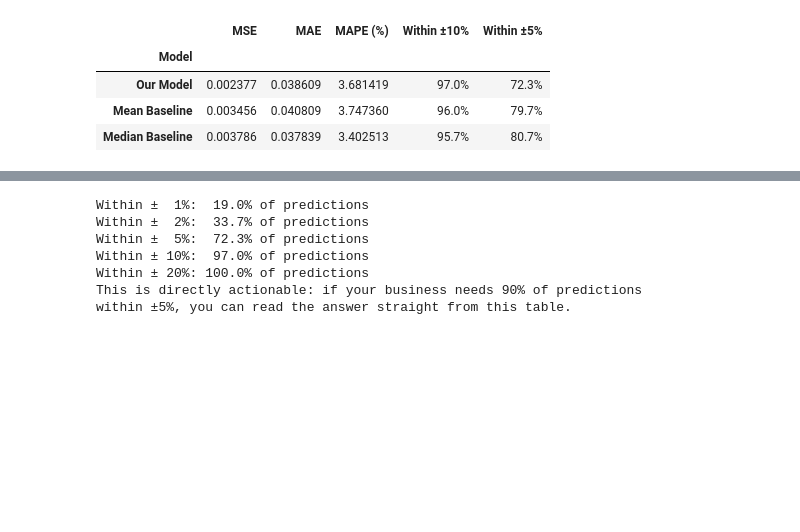
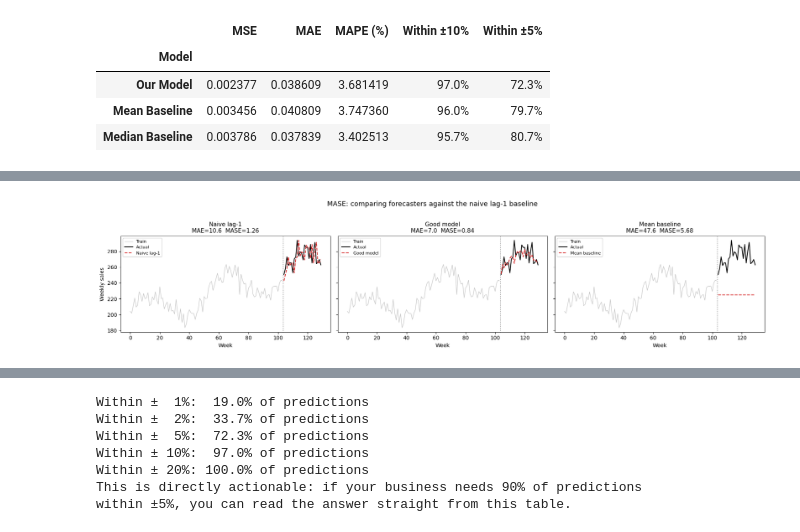
Before and after one commit to ai-builders/curriculum, a Jupyter notebook: notebooks/03a_metrics_and_baselines_2026.ipynb, the cells around one changed output, grey strips where cells are left out. Cells and saved outputs as stored; diff of their text form; code cells hidden in the pictures; blank space fills up the shorter version.

```diff
--- a/notebooks/03a_metrics_and_baselines_2026.ipynb
+++ b/notebooks/03a_metrics_and_baselines_2026.ipynb
@@ -808,12 +813,3 @@ pd.DataFrame(results).set_index("Model")
 | Our Model | 0.002377 | 0.038609 | 3.681419 | 97.0% | 72.3% |
 | Mean Baseline | 0.003456 | 0.040809 | 3.747360 | 96.0% | 79.7% |
 | Median Baseline | 0.003786 | 0.037839 | 3.402513 | 95.7% | 80.7% |
-# %%
-# MAPE's flaw: near-zero actuals cause explosion
-y_true = np.array([0.1, 0.1, 0.1])
-y_pred_close = np.array([0.2, 0.2, 0.2])   # off by 0.1
-y_pred_far   = np.array([100.1, 100.1, 100.1])  # also off by 0.1... from 100
-
-print(f"Near-zero actuals:  MAE={mean_absolute_error(y_true, y_pred_close):.2f}, MAPE={mean_absolute_percentage_error(y_true, y_pred_close):.0f}%")
-print(f"Large actuals:      MAE={mean_absolute_error(np.array([100]*3), y_pred_far):.2f}, MAPE={mean_absolute_percentage_error(np.array([100]*3), y_pred_far):.1f}%")
-print("\nSame absolute error, wildly different MAPE. Be careful with MAPE.")
@@ -824,0 +991,73 @@ Same absolute error, wildly different MAPE. Be careful with MAPE.
+# %%
+# --- MASE demo: time series context ---
+# MASE only makes sense for time series because it compares against a naive lag-1 forecast.
+# Denominator = naive lag-1 MAE computed on the TRAINING set.
+# So MASE ≈ 1.0 for naive on test (not exactly 1.0, since test volatility may differ).
+
+np.random.seed(42)
+
+# 2 years of weekly sales: trend + seasonality + noise
+weeks_train = 104
+t_train = np.arange(weeks_train)
+train_sales = (200 + 0.5 * t_train
+               + 20 * np.sin(2 * np.pi * t_train / 52)
+               + np.random.normal(0, 8, weeks_train))
+
+# Test: next 26 weeks, same pattern continues
+weeks_test = 26
+t_test = np.arange(weeks_train, weeks_train + weeks_test)
+test_actual = (200 + 0.5 * t_test
+               + 20 * np.sin(2 * np.pi * t_test / 52)
+               + np.random.normal(0, 8, weeks_test))
+
+# Three forecasters:
+naive_pred = np.concatenate([[train_sales[-1]], test_actual[:-1]])
+np.random.seed(99)
+good_pred = (200 + 0.5 * t_test
+             + 20 * np.sin(2 * np.pi * t_test / 52)
+             + np.random.normal(0, 4, weeks_test))
+bad_pred = np.full(weeks_test, train_sales.mean())
+
+# --- Plot ---
+fig, axes = plt.subplots(1, 3, figsize=(18, 4), sharey=True)
+
+for ax, (name, pred) in zip(axes, [("Naive lag-1", naive_pred), ("Good model", good_pred), ("Mean baseline", bad_pred)]):
+    mase = mean_absolute_scaled_error(test_actual, pred, train_sales)
+    mae = mean_absolute_error(test_actual, pred)
+
+    # Training data in gray
+    ax.plot(t_train, train_sales, color="0.75", linewidth=0.8, label="Train")
+    # Test actual
+    ax.plot(t_test, test_actual, color="black", linewidth=1.5, label="Actual")
+    # Forecast
+    ax.plot(t_test, pred, color="tab:red", linewidth=1.5, linestyle="--", label=name)
+
+    ax.set_title(f"{name}\nMAE={mae:.1f}  MASE={mase:.2f}", fontsize=11)
+    ax.set_xlabel("Week")
+    ax.legend(fontsize=8, loc="upper left")
+    ax.axvline(weeks_train - 0.5, color="0.4", linestyle=":", linewidth=1)
+
+axes[0].set_ylabel("Weekly sales")
+plt.suptitle("MASE: comparing forecasters against the naive lag-1 baseline", fontsize=13, y=1.02)
+plt.tight_layout()
+plt.show()
+
+# --- Table ---
+print(f"MASE denominator (training naive lag-1 MAE): {np.mean(np.abs(np.diff(train_sales))):.2f}")
+print()
+print("-" * 62)
+
+for name, pred in [("Naive lag-1", naive_pred), ("Good model", good_pred), ("Mean baseline", bad_pred)]:
+    mae = mean_absolute_error(test_actual, pred)
+    mape = mean_absolute_percentage_error(test_actual, pred)
+    smape = symmetric_mape(test_actual, pred)
+    mase = mean_absolute_scaled_error(test_actual, pred, train_sales)
+    print(f"{name:<20} {mae:>7.2f} {mape:>7.1f}% {smape:>7.1f}% {mase:>7.2f}")
+
+print()
+print("MASE ≈ 1 for naive lag-1 (not exactly 1.0 because the denominator is")
+print("computed on training data, and test-set volatility may differ slightly).")
+print("MASE < 1 → model beats the naive baseline. Good.")
+print("MASE > 1 → model is worse than just predicting 'same as last week'. Bad.")
+# %% [output]
+[figure, added]
```
Also changed, not shown: parts of 15 cells of this notebook.
